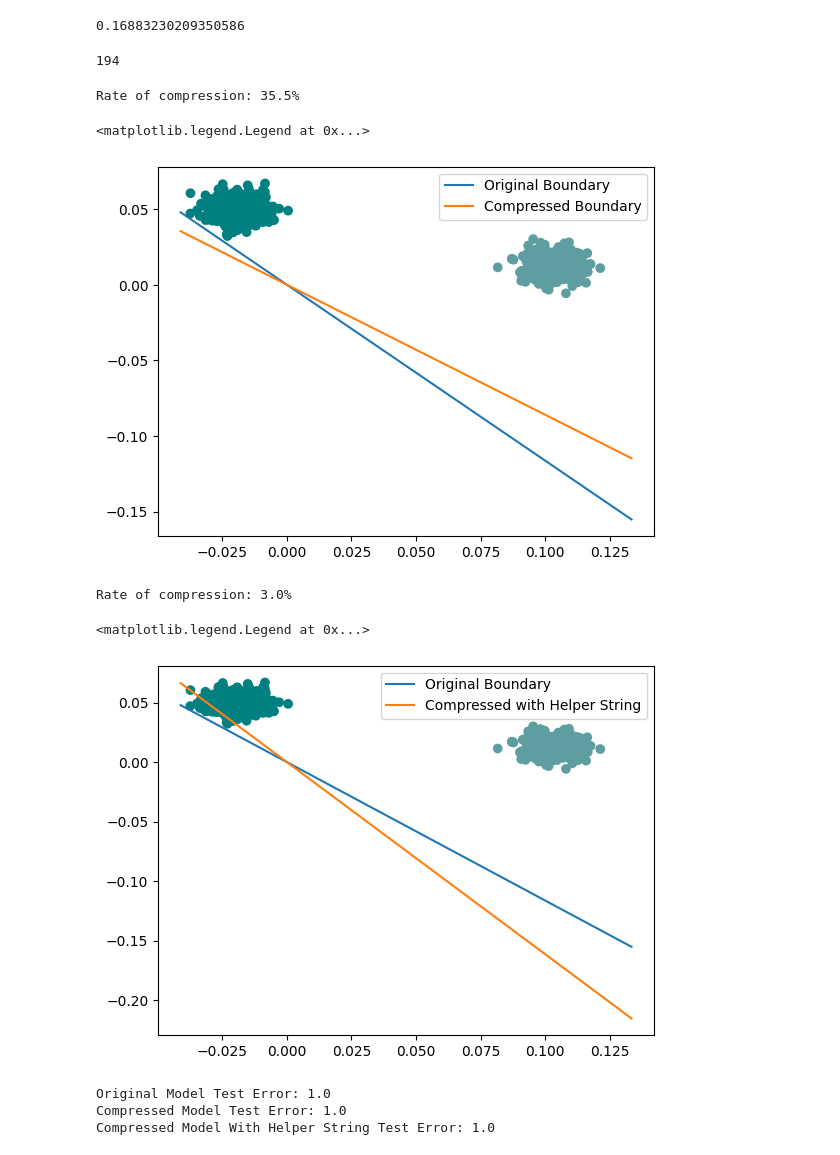
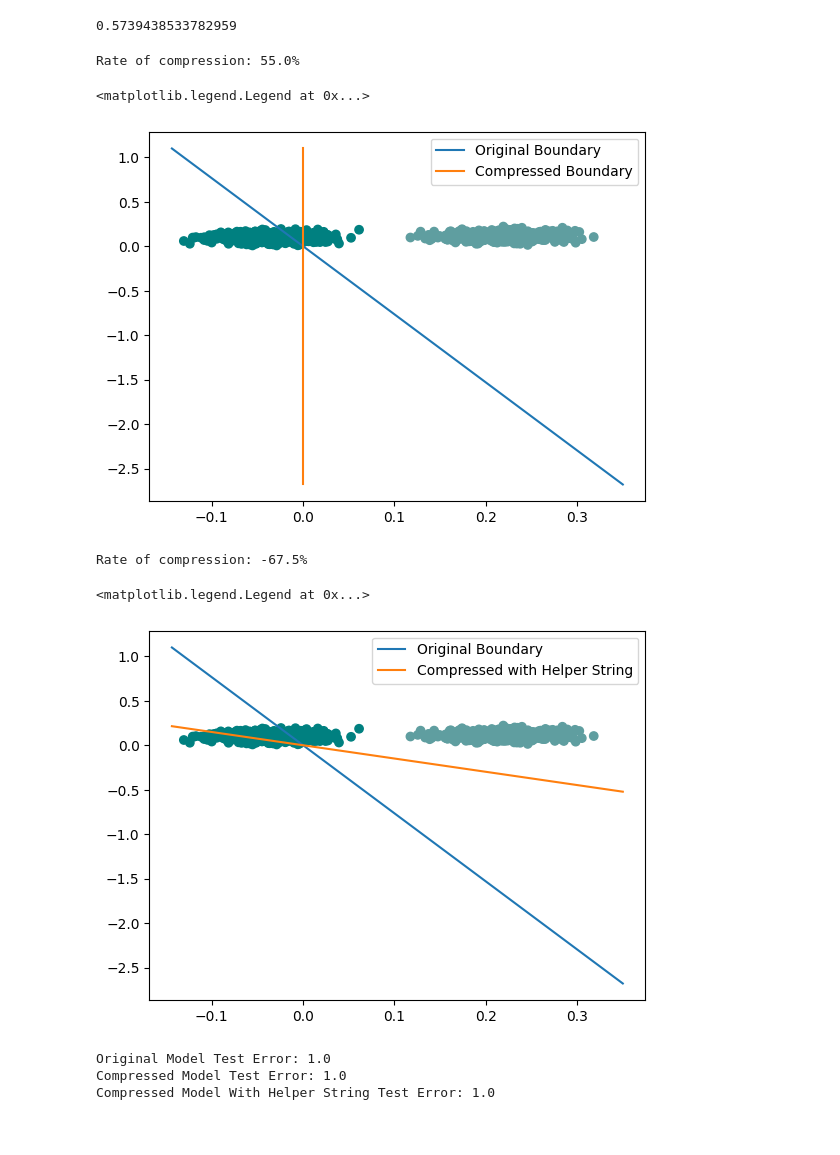
Before and after one commit to ThomasWalker1/Generalization-of-Neural-Networks, a Jupyter notebook: Generalization in Deep Learning/Compression/vector_implementation.ipynb, the cells around one changed output. Cells and saved outputs as stored; diff of their text form; code cells hidden in the pictures.

Commit message:
Vector Implementation

```diff
--- a/Generalization in Deep Learning/Compression/vector_implementation.ipynb
+++ b/Generalization in Deep Learning/Compression/vector_implementation.ipynb
@@ -11,13 +11,13 @@ from sklearn.model_selection import train_test_split
 import matplotlib.pyplot as plt
 import numpy as np
 # %%
-INPUT_DIMENSION=200
+INPUT_DIMENSION=40
 OUTPUT_DIMENSION=1
 NUMBER_OF_SAMPLES=10000
 EPOCHS=20
 LR=0.01
 # %%
-X,y=make_blobs(n_samples=1000, n_features=INPUT_DIMENSION, centers=2, random_state=1, cluster_std=0.5)
+X,y=make_blobs(n_samples=1000, n_features=INPUT_DIMENSION, centers=2, random_state=1, cluster_std=1.5)
 
 # Make the categories +/-1 rather thn 0,1
 y=2*y-1
@@ -123,7 +123,7 @@ with torch.no_grad():
         margin=min(abs(predictions)).tolist()
 print(margin)
 # %% [output]
-0.16883230209350586
+0.5739438533782959
 # %%
 # Compressing the decision vector as per Algorithm 1
 
@@ -144,11 +144,6 @@ def algorithm_2(eta,c,gamma):
         vec=np.random.normal(loc=0,scale=1,size=len(c))
         c_hat+=np.dot(vec,c)*vec/k
     return c_hat, int(k)
-# %%
-compressed_decision_vector_2, no_parameters=algorithm_2(0.25,decision_vector,margin*2)
-print(no_parameters)
-# %% [output]
-194
 # %%
 compressed_decision_vector_1=algorithm_1(0.25,decision_vector,margin)
 #print('Original Classifier: {}'.format(decision_vector))
@@ -158,37 +153,41 @@ print('Rate of compression: {}%'.format(100*sum(compressed_decision_vector_1==0)
 # Compressed decision boundary projected onto first two coordinates
 
 plt.plot(x,-x/grad,label='Original Boundary')
-if compressed_decision_vector_1[0]!=0:
+if compressed_decision_vector_1[0]!=0 and compressed_decision_vector_1[1]!=0:
     compressed_grad=compressed_decision_vector_1[1]/compressed_decision_vector_1[0]
     plt.plot(x,-x/compressed_grad,label='Compressed Boundary')
+elif compressed_decision_vector_1[1]==0:
+    plt.plot([0,0],[min(-x/grad),max(-x/grad)],label='Compressed Boundary')
 else:
     plt.plot(x,-x*0,label='Compressed Boundary')
 plt.scatter(X[:,0],X[:,1],c=colors)
 plt.legend()
 # %% [output]
-Rate of compression: 35.5%
+Rate of compression: 55.0%
 <matplotlib.legend.Legend at 0x...>
-[figure, old version]
+[figure, new version]
 # %%
-compressed_decision_vector_2, no_parameters=algorithm_2(0.25,decision_vector,margin*2)
+compressed_decision_vector_2, no_parameters=algorithm_2(0.25,decision_vector,margin)
 #print('Original Classifier: {}'.format(decision_vector))
 #print('Compressed Classifier: {}'.format(compressed_decision_vector_1))
 print('Rate of compression: {}%'.format(100-100*no_parameters/len(decision_vector)))
 
 # Compressed decision boundary projected onto first two coordinates
 
 plt.plot(x,-x/grad,label='Original Boundary')
 if compressed_decision_vector_2[0]!=0:
     compressed_grad=compressed_decision_vector_2[1]/compressed_decision_vector_2[0]
     plt.plot(x,-x/compressed_grad,label='Compressed with Helper String')
+elif compressed_decision_vector_2[1]==0:
+    plt.plot([0,0],[min(-x/grad),max(-x/grad)],label='Compressed Boundary')
 else:
     plt.plot(x,-x*0,label='Compressed Boundary')
 plt.scatter(X[:,0],X[:,1],c=colors)
 plt.legend()
 # %% [output]
-Rate of compression: 3.0%
+Rate of compression: -67.5%
 <matplotlib.legend.Legend at 0x...>
-[figure, old version]
+[figure, new version]
 # %%
 # Creating new models with compressed classifier
 
```
Also changed, not shown: parts of 3 cells of this notebook.
